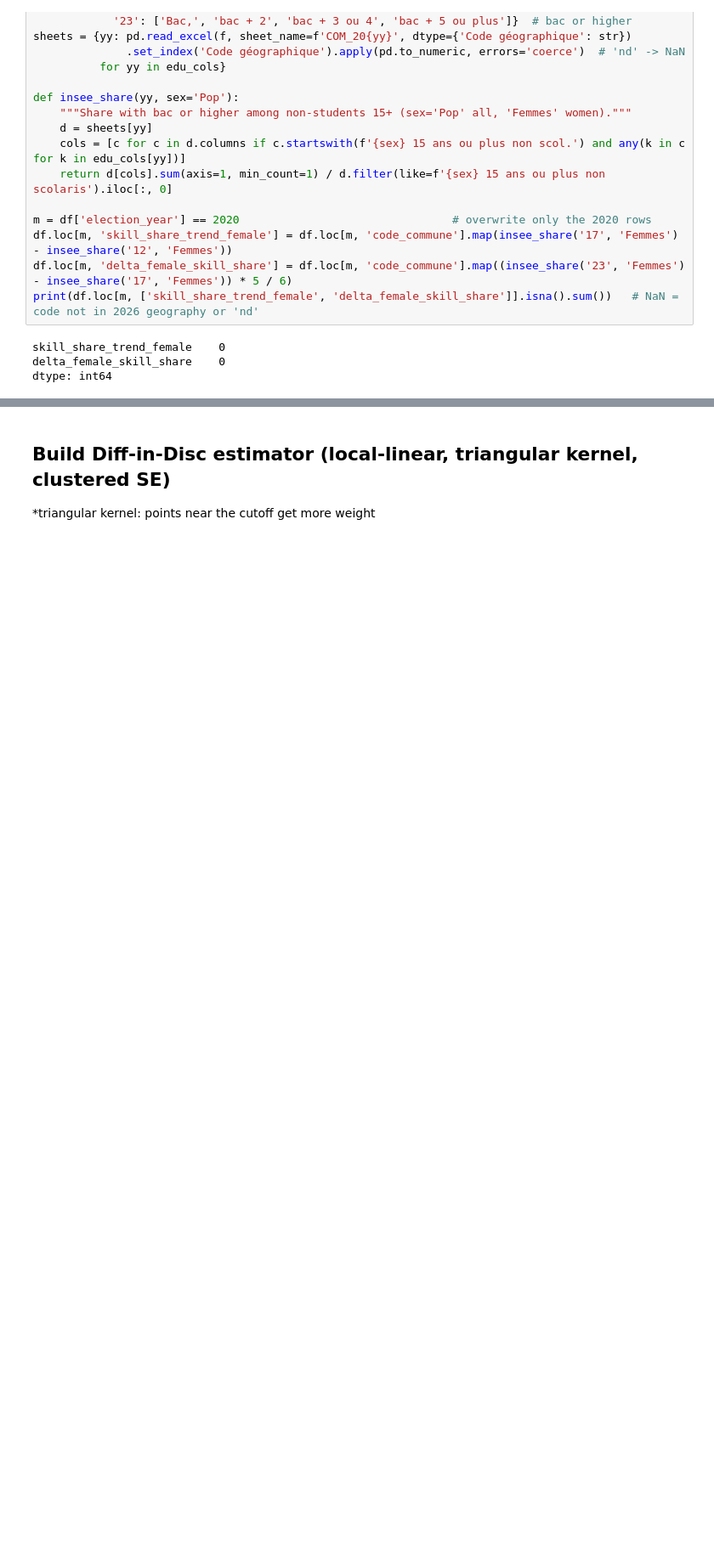
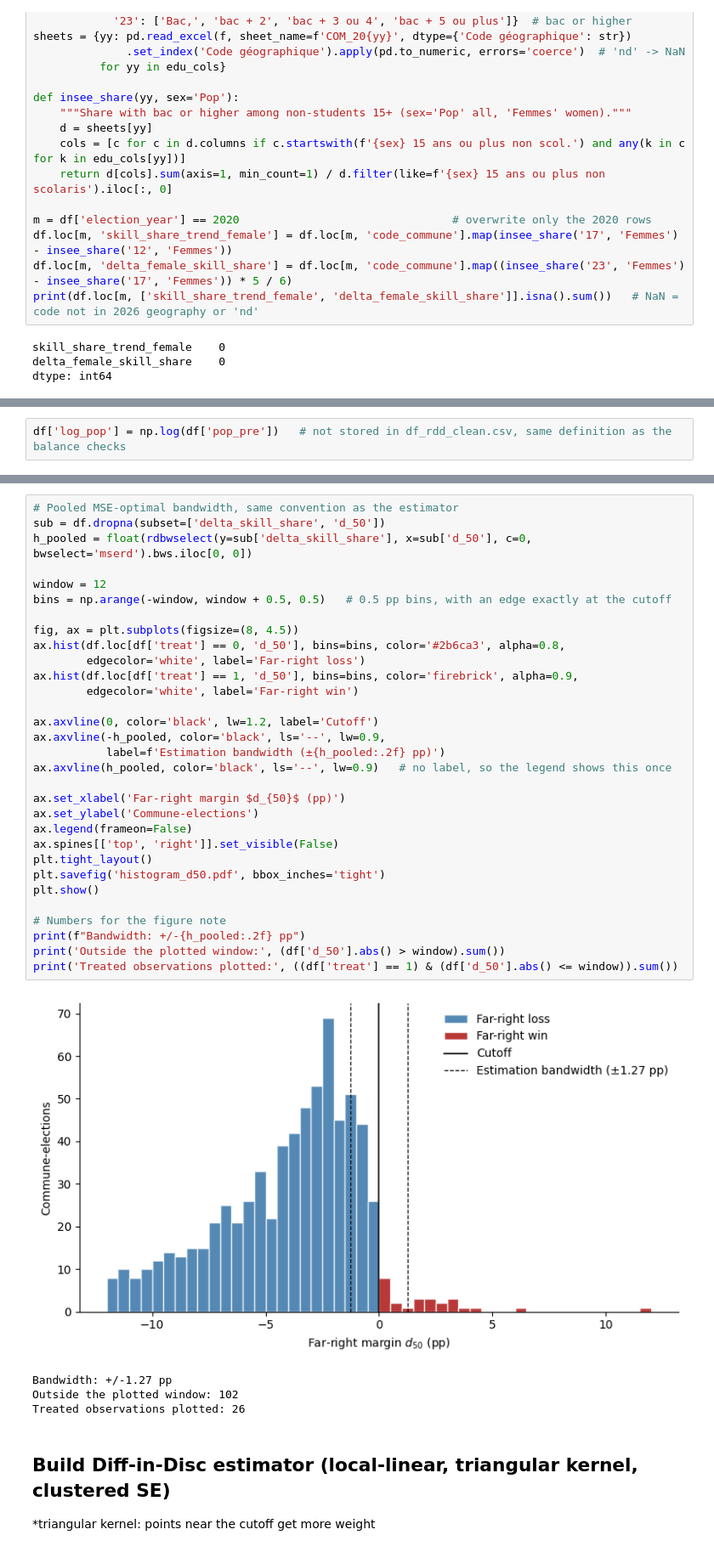
Before and after one commit to Tobias-Bue/far-right-rdd-thesis, a Jupyter notebook: Outcome_Variables_female.ipynb, the cells around one changed output, grey strips where cells are left out. Shown at 85% size. Drawn from its saved outputs; the diff is of its cells as text; blank space fills up the shorter version.

Commit message:
created table control vs. treatment and Map and Histogramm polts

```diff
--- a/Outcome_Variables_female.ipynb
+++ b/Outcome_Variables_female.ipynb
@@ -115,0 +118,2 @@ dtype: int64
+# %%
+df['log_pop'] = np.log(df['pop_pre'])   # not stored in df_rdd_clean.csv, same definition as the balance checks
@@ -116,3 +188,39 @@ dtype: int64
+# %%
+# Pooled MSE-optimal bandwidth, same convention as the estimator
+sub = df.dropna(subset=['delta_skill_share', 'd_50'])
+h_pooled = float(rdbwselect(y=sub['delta_skill_share'], x=sub['d_50'], c=0, bwselect='mserd').bws.iloc[0, 0])
+
+window = 12
+bins = np.arange(-window, window + 0.5, 0.5)   # 0.5 pp bins, with an edge exactly at the cutoff
+
+fig, ax = plt.subplots(figsize=(8, 4.5))
+ax.hist(df.loc[df['treat'] == 0, 'd_50'], bins=bins, color='#2b6ca3', alpha=0.8,
+        edgecolor='white', label='Far-right loss')
+ax.hist(df.loc[df['treat'] == 1, 'd_50'], bins=bins, color='firebrick', alpha=0.9,
+        edgecolor='white', label='Far-right win')
+
+ax.axvline(0, color='black', lw=1.2, label='Cutoff')
+ax.axvline(-h_pooled, color='black', ls='--', lw=0.9,
+           label=f'Estimation bandwidth (±{h_pooled:.2f} pp)')
+ax.axvline(h_pooled, color='black', ls='--', lw=0.9)   # no label, so the legend shows this once
+
+ax.set_xlabel('Far-right margin $d_{50}$ (pp)')
+ax.set_ylabel('Commune-elections')
+ax.legend(frameon=False)
+ax.spines[['top', 'right']].set_visible(False)
+plt.tight_layout()
+plt.savefig('histogram_d50.pdf', bbox_inches='tight')
+plt.show()
+
+# Numbers for the figure note
+print(f"Bandwidth: +/-{h_pooled:.2f} pp")
+print('Outside the plotted window:', (df['d_50'].abs() > window).sum())
+print('Treated observations plotted:', ((df['treat'] == 1) & (df['d_50'].abs() <= window)).sum())
+# %% [output]
+[figure, added]
+Bandwidth: +/-1.27 pp
+Outside the plotted window: 102
+Treated observations plotted: 26
 # %% [markdown]
 ## Build Diff-in-Disc estimator (local-linear, triangular kernel, clustered SE)
 
```
Also changed, not shown: parts of 4 cells of this notebook, 1 other file.
